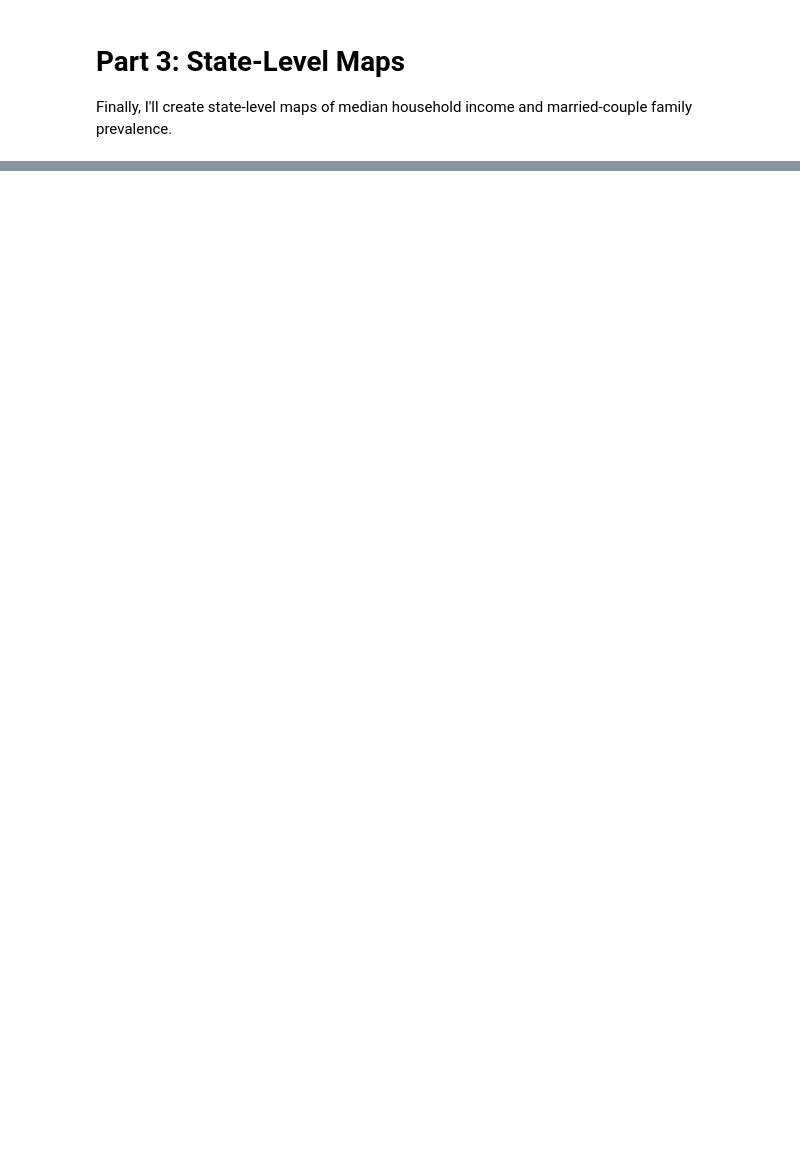
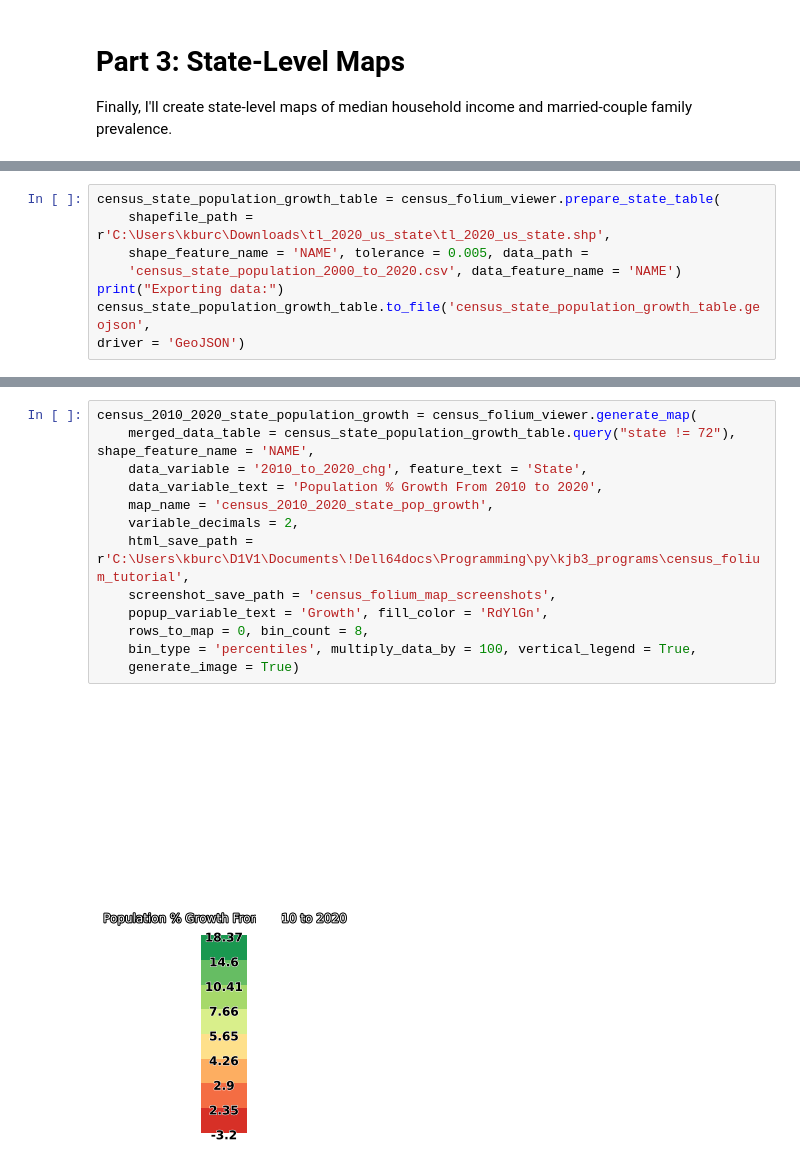
Before and after one commit to kburchfiel/census_folium_tutorial, a Jupyter notebook: census_folium_tutorial_v6.ipynb, the cells around one changed output, grey strips where cells are left out. Drawn from its saved outputs; the diff is of its cells as text; blank space fills up the shorter version.

Commit message:
Adding new population growth maps (more to come!)

```diff
--- a/census_folium_tutorial_v6.ipynb
+++ b/census_folium_tutorial_v6.ipynb
@@ -199,0 +293,8 @@ state_median_hh_income_map = census_folium_viewer.generate_map(
+# %%
+census_state_population_growth_table = census_folium_viewer.prepare_state_table(
+    shapefile_path = r'C:\Users\kburc\Downloads\tl_2020_us_state\tl_2020_us_state.shp',
+    shape_feature_name = 'NAME', tolerance = 0.005, data_path =
+    'census_state_population_2000_to_2020.csv', data_feature_name = 'NAME')
+print("Exporting data:")
+census_state_population_growth_table.to_file('census_state_population_growth_table.geojson',
+driver = 'GeoJSON')
@@ -199,0 +327,15 @@ state_median_hh_income_map = census_folium_viewer.generate_map(
+# %%
+census_2010_2020_state_population_growth = census_folium_viewer.generate_map(
+    merged_data_table = census_state_population_growth_table.query("state != 72"), shape_feature_name = 'NAME',
+    data_variable = '2010_to_2020_chg', feature_text = 'State',
+    data_variable_text = 'Population % Growth From 2010 to 2020',
+    map_name = 'census_2010_2020_state_pop_growth',
+    variable_decimals = 2,
+    html_save_path = r'C:\Users\kburc\D1V1\Documents\!Dell64docs\Programming\py\kjb3_programs\census_folium_tutorial',
+    screenshot_save_path = 'census_folium_map_screenshots',
+    popup_variable_text = 'Growth', fill_color = 'RdYlGn',
+    rows_to_map = 0, bin_count = 8,
+    bin_type = 'percentiles', multiply_data_by = 100, vertical_legend = True,
+    generate_image = True)
+# %% [output]
+[figure, added]
```
Also changed, not shown: parts of 18 cells of this notebook, 8 other files.
